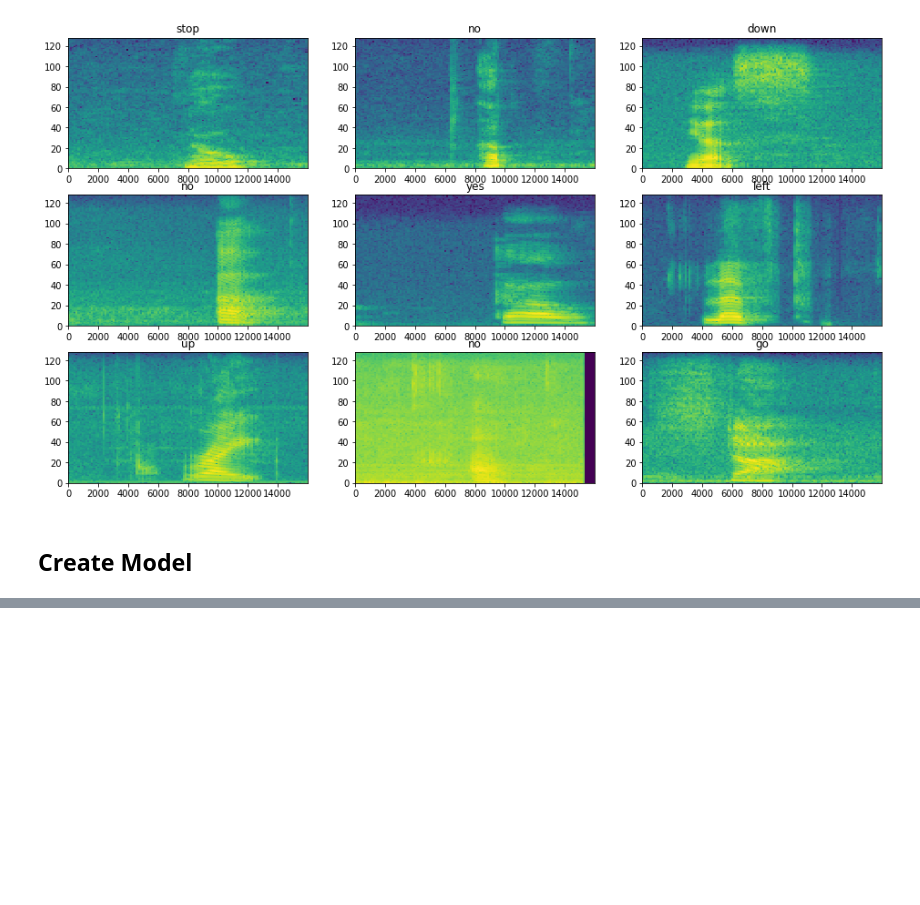
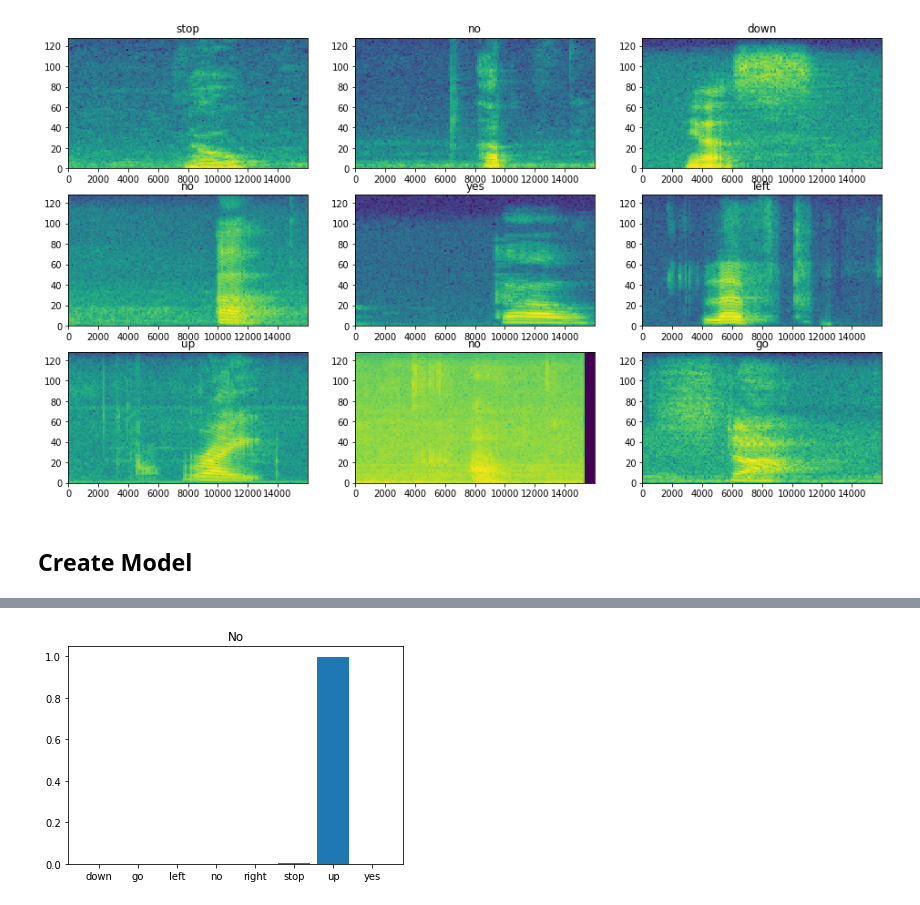
Before and after one commit to marcellinus-witarsah/speech-to-text-model, a Jupyter notebook: speech_to_text_models/train.ipynb, the cells around one changed output, grey strips where cells are left out. Drawn from its saved outputs; the diff is of its cells as text; code cells hidden in the pictures; blank space fills up the shorter version.

```diff
--- a/speech_to_text_models/train.ipynb
+++ b/speech_to_text_models/train.ipynb
@@ -367,0 +401,17 @@ Text(0.5, 1.0, 'cnn_model Accuracy vs Validation Accuracy')
+# %%
+x = data_dir/'up/02e85b60_nohash_0.wav'
+x = tf.io.read_file(str(x))
+x, sample_rate = tf.audio.decode_wav(x, desired_channels=1, desired_samples=16000,)
+x = tf.squeeze(x, axis=-1)
+waveform = x
+x = get_spectrogram(x)
+x = x[tf.newaxis,...]
+
+prediction = model(x)
+plt.bar(class_names, tf.nn.softmax(prediction[0]))
+plt.title('No')
+plt.show()
+
+display.display(display.Audio(waveform, rate=16000))
+# %% [output]
+[figure, added]
```
Also changed, not shown: parts of 11 cells of this notebook.
